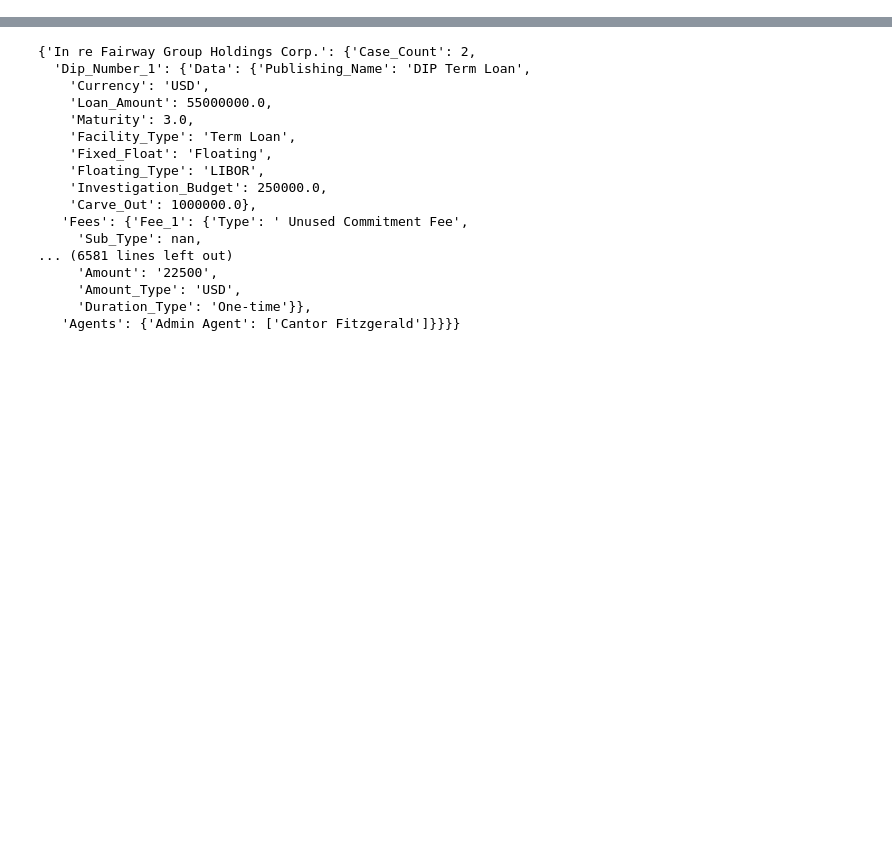
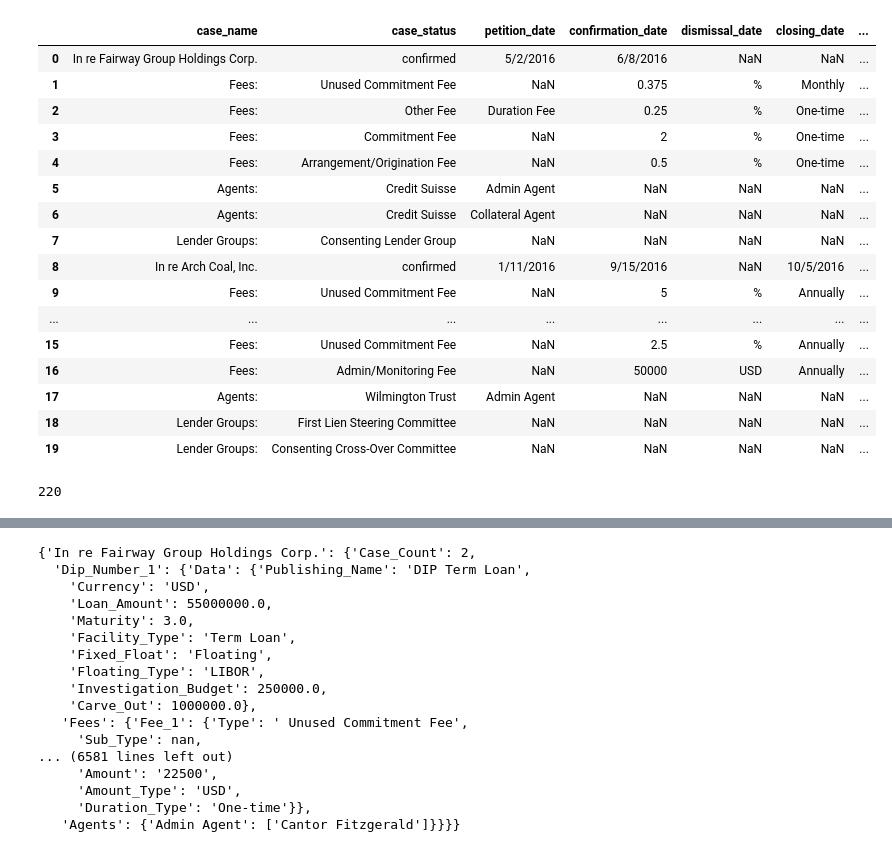
Before and after one commit to Amcdonne95/Restructuring_Analytics, a Jupyter notebook: Data_Dictionary.ipynb, the cells around one changed output, grey strips where cells are left out. Drawn from its saved outputs; the diff is of its cells as text; code cells hidden in the pictures; blank space fills up the shorter version.

Commit message:
Fixed Agents: Bugs in Added

```diff
--- a/Data_Dictionary.ipynb
+++ b/Data_Dictionary.ipynb
@@ -49,6 +49,31 @@ for row in data.itertuples():
 data = data[~data.Case.isin(['xxxx'])]
 data = data.reset_index(drop=True)
 #data = data.set_index('Case')
+# %%
+data.head(20)
+# %% [output]
+|  | case_name | case_status | petition_date | confirmation_date | dismissal_date | closing_date | ... |
+| 0 | In re Fairway Group Holdings Corp. | confirmed | 5/2/2016 | 6/8/2016 | NaN | NaN | ... |
+| 1 | Fees: | Unused Commitment Fee | NaN | 0.375 | % | Monthly | ... |
+| 2 | Fees: | Other Fee | Duration Fee | 0.25 | % | One-time | ... |
+| 3 | Fees: | Commitment Fee | NaN | 2 | % | One-time | ... |
+| 4 | Fees: | Arrangement/Origination Fee | NaN | 0.5 | % | One-time | ... |
+| 5 | Agents: | Credit Suisse | Admin Agent | NaN | NaN | NaN | ... |
+| 6 | Agents: | Credit Suisse | Collateral Agent | NaN | NaN | NaN | ... |
+| 7 | Lender Groups: | Consenting Lender Group | NaN | NaN | NaN | NaN | ... |
+| 8 | In re Arch Coal, Inc. | confirmed | 1/11/2016 | 9/15/2016 | NaN | 10/5/2016 | ... |
+| 9 | Fees: | Unused Commitment Fee | NaN | 5 | % | Annually | ... |
+| ... | ... | ... | ... | ... | ... | ... | ... |
+| 15 | Fees: | Unused Commitment Fee | NaN | 2.5 | % | Annually | ... |
+| 16 | Fees: | Admin/Monitoring Fee | NaN | 50000 | USD | Annually | ... |
+| 17 | Agents: | Wilmington Trust | Admin Agent | NaN | NaN | NaN | ... |
+| 18 | Lender Groups: | First Lien Steering Committee | NaN | NaN | NaN | NaN | ... |
+| 19 | Lender Groups: | Consenting Cross-Over Committee | NaN | NaN | NaN | NaN | ... |
+# %%
+original_admin_list = list(data[data.petition_date.isin(['Admin Agent', 'Indenture Trustee', 'Lender'])]['Case'])
+len(original_admin_list)
+# %% [output]
+220
 # %%
 starting_list = list(data['case_name'])
 clean_list = [x for x in starting_list if str(x) != 'nan']
```
Also changed, not shown: parts of 12 cells of this notebook.
